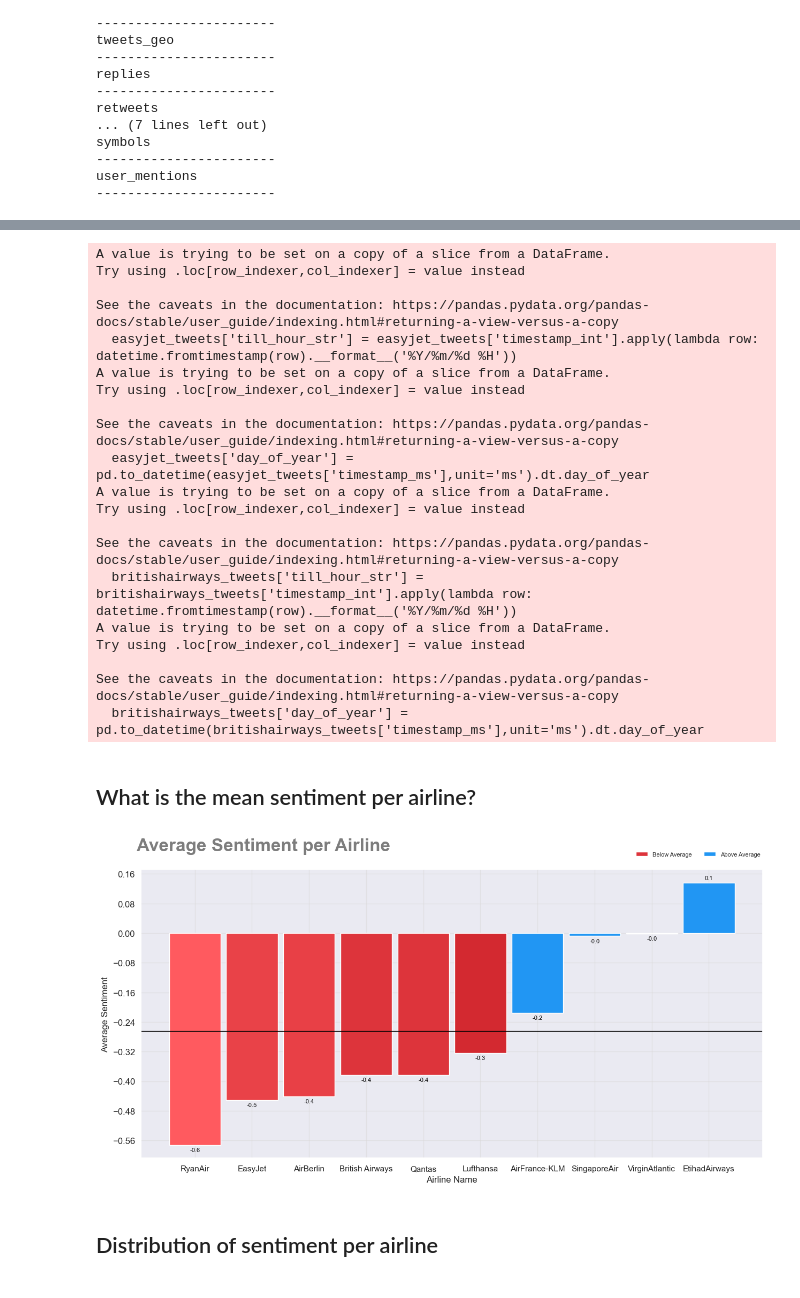
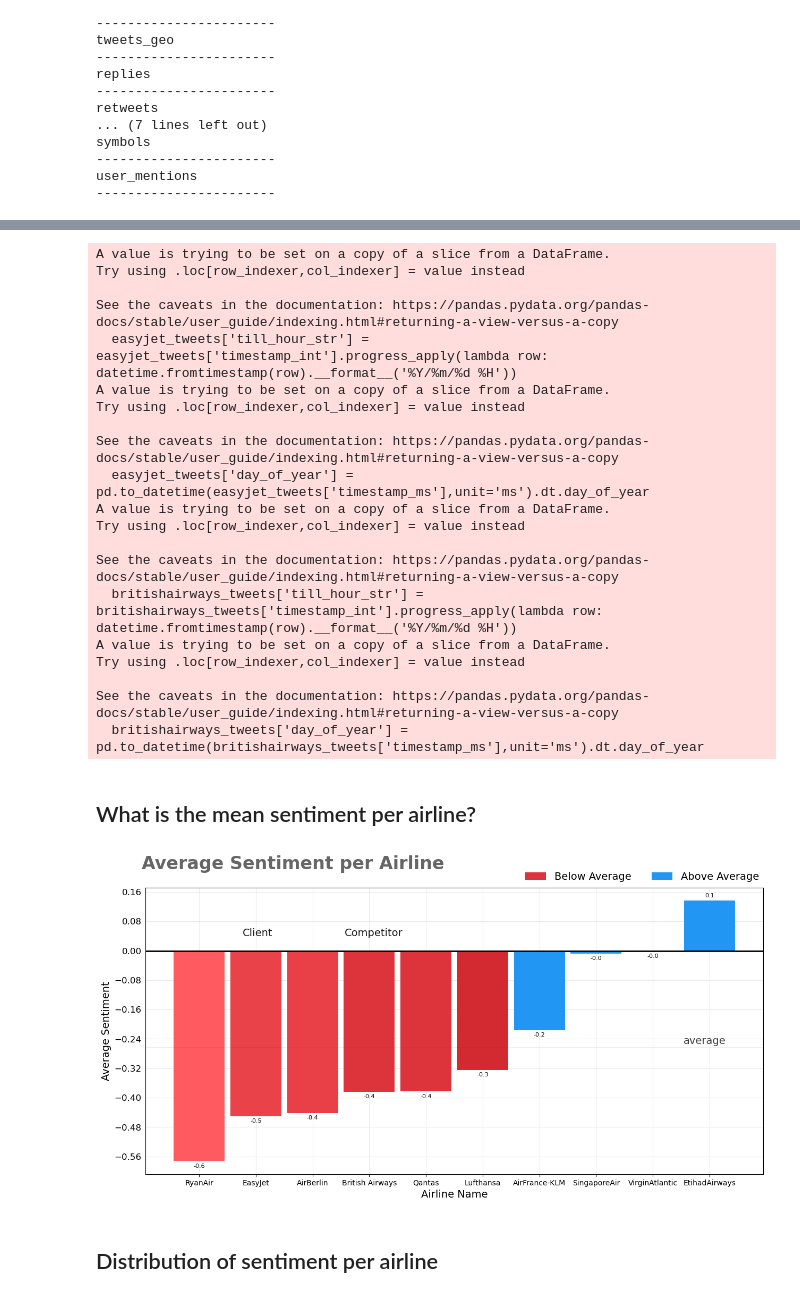
Before and after one commit to AlexRaudvee/Sentiment_Analysis_Tiwitter, a Jupyter notebook: sentiment_analysis.ipynb, the cells around one changed output, grey strips where cells are left out. Cells and saved outputs as stored; diff of their text form; code cells hidden in the pictures.

```diff
--- a/sentiment_analysis.ipynb
+++ b/sentiment_analysis.ipynb
@@ -532,17 +585,17 @@ britishairways_tweets = tweets[(tweets['lang']=='en')&
 # %%
 # add aditional columns related to the time series for client and competitor
 
-easyjet_tweets['till_hour_str'] = easyjet_tweets['timestamp_int'].apply(lambda row: datetime.fromtimestamp(row).__format__('%Y/%m/%d %H'))
+easyjet_tweets['till_hour_str'] = easyjet_tweets['timestamp_int'].progress_apply(lambda row: datetime.fromtimestamp(row).__format__('%Y/%m/%d %H'))
 easyjet_tweets['day_of_year'] = pd.to_datetime(easyjet_tweets['timestamp_ms'],unit='ms').dt.day_of_year
 
-britishairways_tweets['till_hour_str'] = britishairways_tweets['timestamp_int'].apply(lambda row: datetime.fromtimestamp(row).__format__('%Y/%m/%d %H'))
+britishairways_tweets['till_hour_str'] = britishairways_tweets['timestamp_int'].progress_apply(lambda row: datetime.fromtimestamp(row).__format__('%Y/%m/%d %H'))
 britishairways_tweets['day_of_year'] = pd.to_datetime(britishairways_tweets['timestamp_ms'],unit='ms').dt.day_of_year
 # %% [output]
 A value is trying to be set on a copy of a slice from a DataFrame.
 Try using .loc[row_indexer,col_indexer] = value instead
 
 See the caveats in the documentation: https://pandas.pydata.org/pandas-docs/stable/user_guide/indexing.html#returning-a-view-versus-a-copy
-  easyjet_tweets['till_hour_str'] = easyjet_tweets['timestamp_int'].apply(lambda row: datetime.fromtimestamp(row).__format__('%Y/%m/%d %H'))
+  easyjet_tweets['till_hour_str'] = easyjet_tweets['timestamp_int'].progress_apply(lambda row: datetime.fromtimestamp(row).__format__('%Y/%m/%d %H'))
 A value is trying to be set on a copy of a slice from a DataFrame.
 Try using .loc[row_indexer,col_indexer] = value instead
 
@@ -552,7 +605,7 @@ A value is trying to be set on a copy of a slice from a DataFrame.
 Try using .loc[row_indexer,col_indexer] = value instead
 
 See the caveats in the documentation: https://pandas.pydata.org/pandas-docs/stable/user_guide/indexing.html#returning-a-view-versus-a-copy
-  britishairways_tweets['till_hour_str'] = britishairways_tweets['timestamp_int'].apply(lambda row: datetime.fromtimestamp(row).__format__('%Y/%m/%d %H'))
+  britishairways_tweets['till_hour_str'] = britishairways_tweets['timestamp_int'].progress_apply(lambda row: datetime.fromtimestamp(row).__format__('%Y/%m/%d %H'))
 A value is trying to be set on a copy of a slice from a DataFrame.
 Try using .loc[row_indexer,col_indexer] = value instead
 
@@ -603,50 +656,60 @@ fig, ax = plt.subplots(nrows=1, ncols=1, figsize=(15,7))
 bars = ax.bar(df_mean_sentiments.sort_values(ascending=True, by='mean')['index'], df_mean_sentiments.sort_values(ascending=True, by='mean')['mean'], width=0.9, color=cmap(norm(df_mean_sentiments.sort_values(ascending=True, by='mean')['mean'])), zorder=2)
 
 # reformat x axis
-ax.set_xlabel('Airline Name')
+ax.set_xlabel('Airline Name', size=14)
 
 # title
 ax.text(x=0.12, y=.93, s="Average Sentiment per Airline", transform=fig.transFigure, ha='left', fontsize=24, weight='bold', alpha=.6)
+
+# average line
+ax.text(x=.8, y=.46, s="average", transform=fig.transFigure, ha='left', fontsize=14, alpha=.76)
+
+# we text
+ax.text(x=.247, y=.75, s="Client", transform=fig.transFigure, ha='left', fontsize=14, alpha=.9, color='black')
+
+# competitor text
+ax.text(x=.375, y=.75, s="Competitor", transform=fig.transFigure, ha='left', fontsize=14, alpha=.9, color='black')
 
 # do the grid
 ax.grid(which="major", axis='x', color='#DAD8D7', alpha=0.5, zorder=1)
 ax.grid(which="major", axis='y', color='#DAD8D7', alpha=0.5, zorder=1)
 
 # roformat y axis
-ax.set_ylabel('Average Sentiment')
+ax.set_ylabel('Average Sentiment', size=14)
 ax.yaxis.set_label_position("left")
 ax.yaxis.set_major_locator(MaxNLocator(integer=True))
 ax.yaxis.set_tick_params(pad=2, labeltop=False, labelbottom=True, bottom=False, labelsize=12)
 
 # Add label on top of each bar
 ax.bar_label(bars, labels=[f'{e:,.1f}' for e in df_mean_sentiments.sort_values(ascending=True, by='mean')['mean']], padding=3, color='black', fontsize=8)
 
 colors_low = ["#ff5a5f", "#c81d25"] # Extreme colours of the high scale
 colors_high = ["#2196f3","#bbdefb"] # Extreme colours of the low scale
 
 # find the average
 average = df_mean_sentiments.sort_values(ascending=True, by='mean')['mean'].mean()
 below_average = df_mean_sentiments[df_mean_sentiments.sort_values(ascending=True, by='mean')['mean']<average]
 above_average = df_mean_sentiments[df_mean_sentiments.sort_values(ascending=True, by='mean')['mean']>=average]
 
 # Colormap - Build the colour maps
 cmap_low = mpl.colors.LinearSegmentedColormap.from_list("low_map", colors_low, N=256)
 cmap_high = mpl.colors.LinearSegmentedColormap.from_list("high_map", colors_high, N=256)
 norm_low = mpl.colors.Normalize(df_mean_sentiments.sort_values(ascending=True, by='mean')['mean'].min(), average) # linearly normalizes data into the [0.0, 1.0] interval
 norm_high = mpl.colors.Normalize(df_mean_sentiments.sort_values(ascending=True, by='mean')['mean'].max())
 
 # Plot bars and average (horizontal) line
 bars = ax.bar(below_average['index'], below_average['mean'], color=cmap_low(norm_low(below_average['mean'])), width=0.9, label='Below Average', zorder=2)
 bars = ax.bar(above_average['index'], above_average['mean'], color=cmap_high(norm_high(above_average['mean'])), width=0.9, label='Above Average', zorder=2)
-plt.axhline(y=average, color = 'black', linewidth=1)
+plt.axhline(y=0, color = 'black', linewidth=2)
+plt.axhline(y=average, color = 'green', linewidth=0.5)
 
 # set the legends
-ax.legend(loc="best", ncol=2, bbox_to_anchor=[1, 1.07], borderaxespad=0, frameon=False, fontsize=8);
+ax.legend(loc="best", ncol=2, bbox_to_anchor=[1, 1.07], borderaxespad=0, frameon=False, fontsize=14);
 
 # saving code
-# fig.get_figure().savefig('Average_sent_per_comp.png')
+fig.get_figure().savefig('Average_sent_per_comp.png')
 # %% [output]
-[figure, old version]
+[figure, new version]
 # %% [markdown]
 ## Distribution of sentiment per airline
 # %%
```
Also changed, not shown: parts of 15 cells of this notebook.
